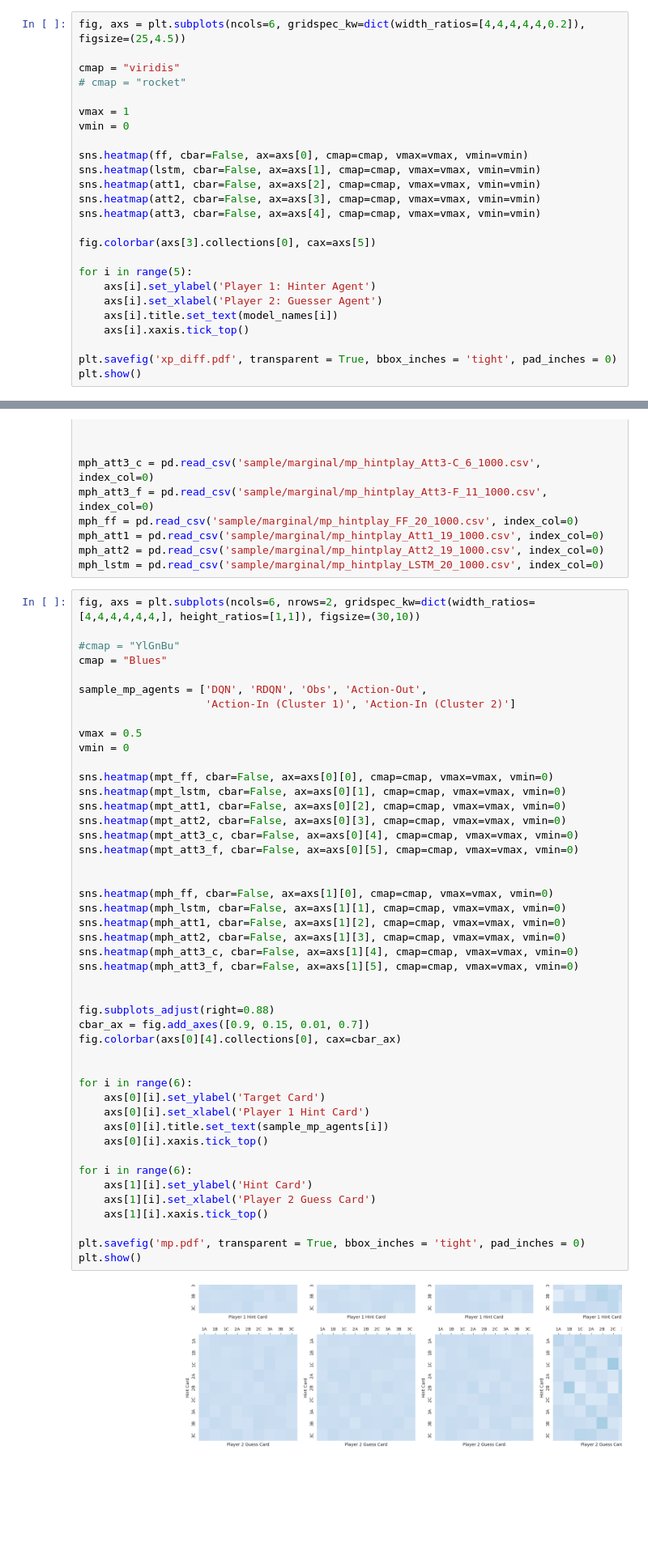
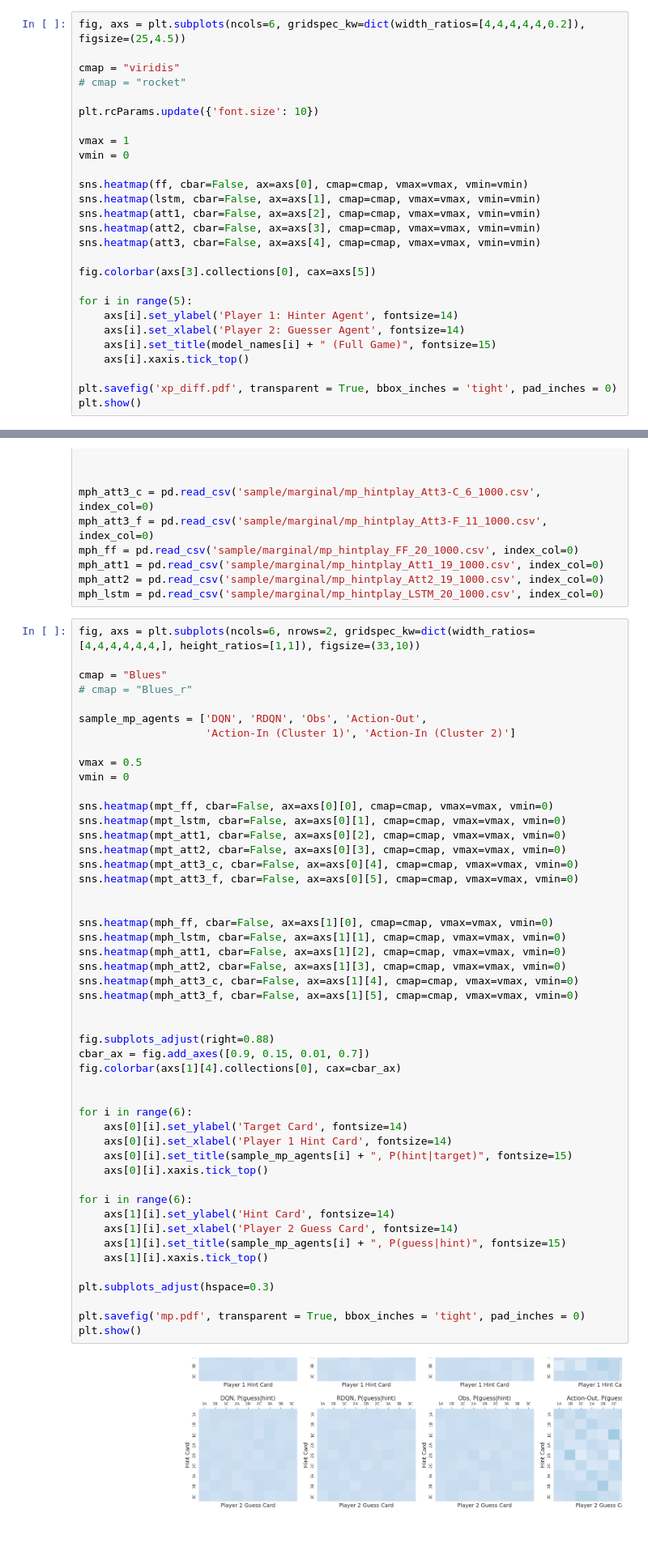
Before and after one commit to mingweima/hintplaygame, a Jupyter notebook: diff_hand_experiments.ipynb, the cells around one changed output, grey strips where cells are left out. Shown at 81% size. Saved outputs shown, nothing was run; the diff lists cells and outputs as text; blank space fills up the shorter version.

```diff
--- a/diff_hand_experiments.ipynb
+++ b/diff_hand_experiments.ipynb
@@ -240,6 +240,8 @@ fig, axs = plt.subplots(ncols=6, gridspec_kw=dict(width_ratios=[4,4,4,4,4,0.2]),
 
 cmap = "viridis"
 # cmap = "rocket"
+
+plt.rcParams.update({'font.size': 10})
 
 vmax = 1
 vmin = 0
@@ -253,9 +255,9 @@ sns.heatmap(att3, cbar=False, ax=axs[4], cmap=cmap, vmax=vmax, vmin=vmin)
 fig.colorbar(axs[3].collections[0], cax=axs[5])
 
 for i in range(5):
-    axs[i].set_ylabel('Player 1: Hinter Agent')
-    axs[i].set_xlabel('Player 2: Guesser Agent')
-    axs[i].title.set_text(model_names[i])
+    axs[i].set_ylabel('Player 1: Hinter Agent', fontsize=14)
+    axs[i].set_xlabel('Player 2: Guesser Agent', fontsize=14)
+    axs[i].set_title(model_names[i] + " (Full Game)", fontsize=15)
     axs[i].xaxis.tick_top()
 
 plt.savefig('xp_diff.pdf', transparent = True, bbox_inches = 'tight', pad_inches = 0)
@@ -281,10 +283,10 @@ mph_att1 = pd.read_csv('sample/marginal/mp_hintplay_Att1_19_1000.csv', index_col
 mph_att2 = pd.read_csv('sample/marginal/mp_hintplay_Att2_19_1000.csv', index_col=0)
 mph_lstm = pd.read_csv('sample/marginal/mp_hintplay_LSTM_20_1000.csv', index_col=0)
 # %%
-fig, axs = plt.subplots(ncols=6, nrows=2, gridspec_kw=dict(width_ratios=[4,4,4,4,4,4,], height_ratios=[1,1]), figsize=(30,10))
+fig, axs = plt.subplots(ncols=6, nrows=2, gridspec_kw=dict(width_ratios=[4,4,4,4,4,4,], height_ratios=[1,1]), figsize=(33,10))
 
-#cmap = "YlGnBu"
 cmap = "Blues"
+# cmap = "Blues_r"
 
 sample_mp_agents = ['DQN', 'RDQN', 'Obs', 'Action-Out',
                     'Action-In (Cluster 1)', 'Action-In (Cluster 2)']
@@ -294,40 +296,43 @@ vmin = 0
 
 sns.heatmap(mpt_ff, cbar=False, ax=axs[0][0], cmap=cmap, vmax=vmax, vmin=0)
 sns.heatmap(mpt_lstm, cbar=False, ax=axs[0][1], cmap=cmap, vmax=vmax, vmin=0)
 sns.heatmap(mpt_att1, cbar=False, ax=axs[0][2], cmap=cmap, vmax=vmax, vmin=0)
 sns.heatmap(mpt_att2, cbar=False, ax=axs[0][3], cmap=cmap, vmax=vmax, vmin=0)
 sns.heatmap(mpt_att3_c, cbar=False, ax=axs[0][4], cmap=cmap, vmax=vmax, vmin=0)
 sns.heatmap(mpt_att3_f, cbar=False, ax=axs[0][5], cmap=cmap, vmax=vmax, vmin=0)
 
 
 sns.heatmap(mph_ff, cbar=False, ax=axs[1][0], cmap=cmap, vmax=vmax, vmin=0)
 sns.heatmap(mph_lstm, cbar=False, ax=axs[1][1], cmap=cmap, vmax=vmax, vmin=0)
 sns.heatmap(mph_att1, cbar=False, ax=axs[1][2], cmap=cmap, vmax=vmax, vmin=0)
 sns.heatmap(mph_att2, cbar=False, ax=axs[1][3], cmap=cmap, vmax=vmax, vmin=0)
 sns.heatmap(mph_att3_c, cbar=False, ax=axs[1][4], cmap=cmap, vmax=vmax, vmin=0)
 sns.heatmap(mph_att3_f, cbar=False, ax=axs[1][5], cmap=cmap, vmax=vmax, vmin=0)
 
 
 fig.subplots_adjust(right=0.88)
 cbar_ax = fig.add_axes([0.9, 0.15, 0.01, 0.7])
-fig.colorbar(axs[0][4].collections[0], cax=cbar_ax)
+fig.colorbar(axs[1][4].collections[0], cax=cbar_ax)
 
 
 for i in range(6):
-    axs[0][i].set_ylabel('Target Card')
-    axs[0][i].set_xlabel('Player 1 Hint Card')
-    axs[0][i].title.set_text(sample_mp_agents[i])
+    axs[0][i].set_ylabel('Target Card', fontsize=14)
+    axs[0][i].set_xlabel('Player 1 Hint Card', fontsize=14)
+    axs[0][i].set_title(sample_mp_agents[i] + ", P(hint|target)", fontsize=15)
     axs[0][i].xaxis.tick_top()
 
 for i in range(6):
-    axs[1][i].set_ylabel('Hint Card')
-    axs[1][i].set_xlabel('Player 2 Guess Card')
+    axs[1][i].set_ylabel('Hint Card', fontsize=14)
+    axs[1][i].set_xlabel('Player 2 Guess Card', fontsize=14)
+    axs[1][i].set_title(sample_mp_agents[i] + ", P(guess|hint)", fontsize=15)
     axs[1][i].xaxis.tick_top()
+
+plt.subplots_adjust(hspace=0.3)
 
 plt.savefig('mp.pdf', transparent = True, bbox_inches = 'tight', pad_inches = 0)
 plt.show()
 # %% [output]
-[figure, old version]
+[figure, new version]
 # %% [markdown]
 ## Attention matrix
 # %%
```
Also changed, not shown: parts of 4 cells of this notebook, 9 other files.
